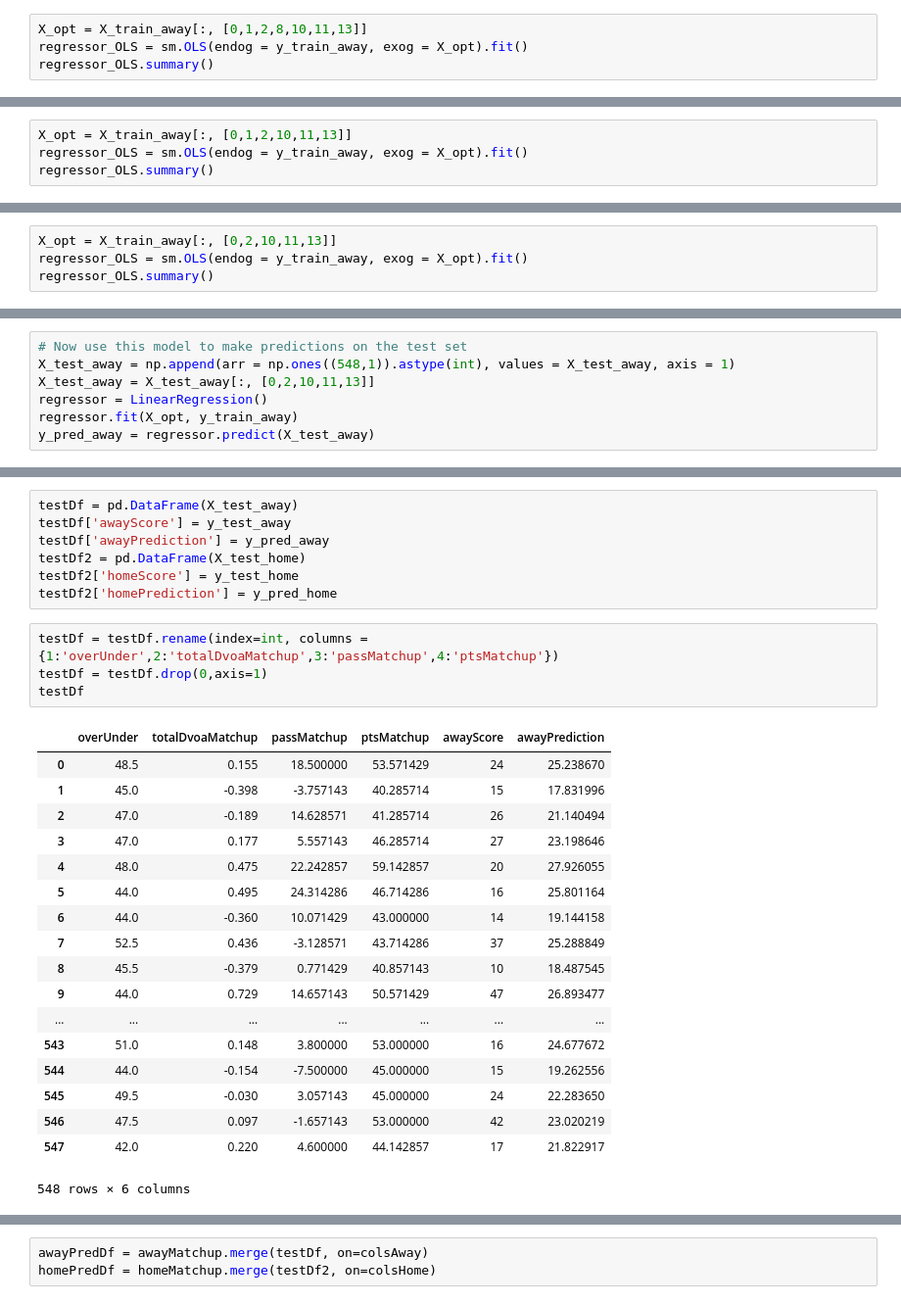
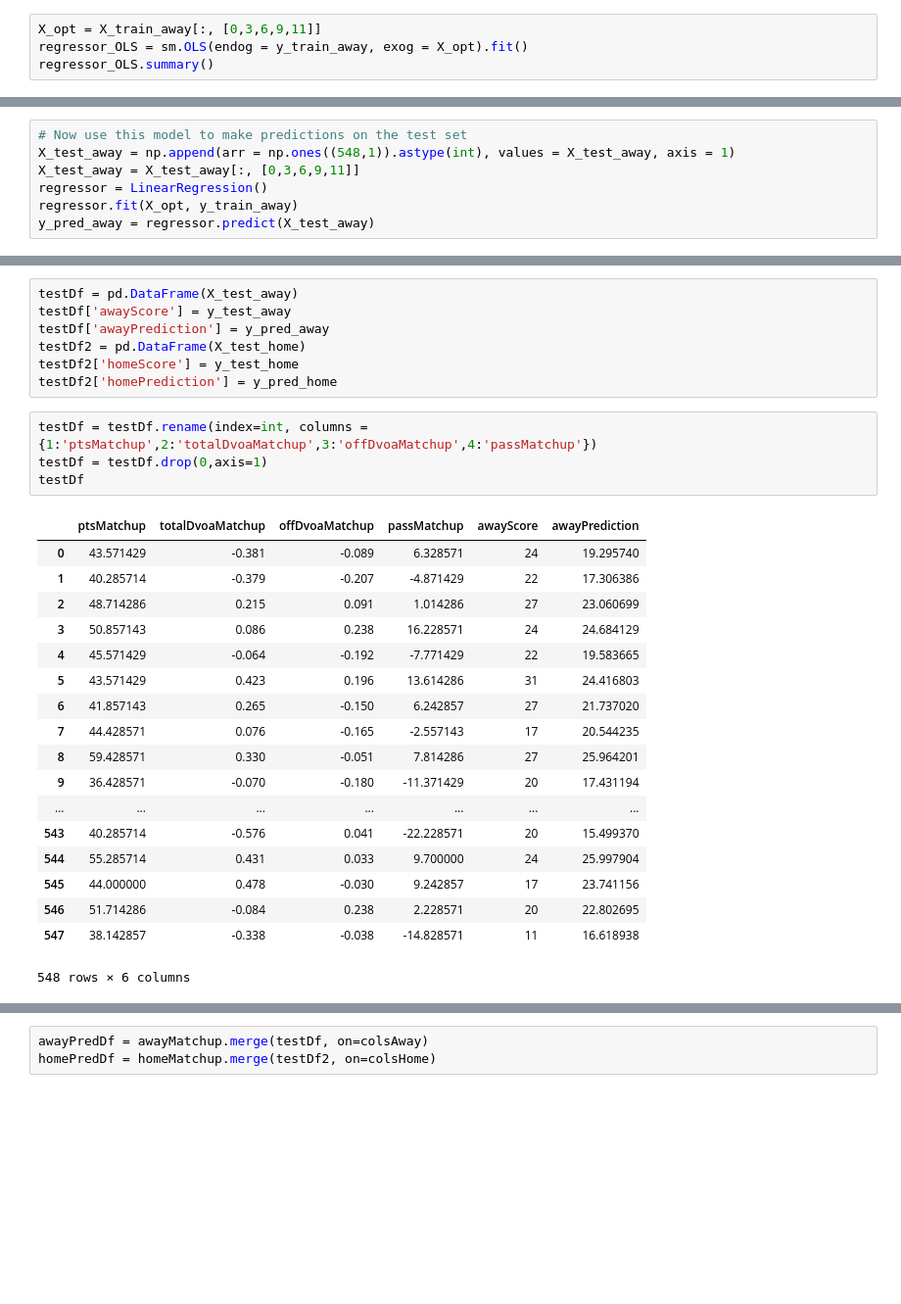
Before and after one commit to mries14/Springboard, a Jupyter notebook: Capstone1/models/newestTotalPredictor.ipynb, the cells around one changed output, grey strips where cells are left out. Shown: that part at 98% size. Saved outputs shown, nothing was run; the diff lists cells and outputs as text; blank space fills up the shorter version.

```diff
--- a/Capstone1/models/newestTotalPredictor.ipynb
+++ b/Capstone1/models/newestTotalPredictor.ipynb
@@ -547,5 +559,5 @@ OLS Regression Results
 # %%
-X_opt = X_train_away[:, [0,1,2,8,10,11,13]]
+X_opt = X_train_away[:, [0,3,6,9,11]]
 regressor_OLS = sm.OLS(endog = y_train_away, exog = X_opt).fit()
 regressor_OLS.summary()
 # %% [output]
@@ -574,4 +583,0 @@ OLS Regression Results
-# %%
-X_opt = X_train_away[:, [0,1,2,10,11,13]]
-regressor_OLS = sm.OLS(endog = y_train_away, exog = X_opt).fit()
-regressor_OLS.summary()
@@ -600,4 +583,0 @@ OLS Regression Results
-# %%
-X_opt = X_train_away[:, [0,2,10,11,13]]
-regressor_OLS = sm.OLS(endog = y_train_away, exog = X_opt).fit()
-regressor_OLS.summary()
@@ -630,7 +589,7 @@ X_test_away.shape
 # %%
 # Now use this model to make predictions on the test set
 X_test_away = np.append(arr = np.ones((548,1)).astype(int), values = X_test_away, axis = 1)
-X_test_away = X_test_away[:, [0,2,10,11,13]]
+X_test_away = X_test_away[:, [0,3,6,9,11]]
 regressor = LinearRegression()
 regressor.fit(X_opt, y_train_away)
 y_pred_away = regressor.predict(X_test_away)
@@ -1061,27 +952,27 @@ testDf2 = pd.DataFrame(X_test_home)
 testDf2['homeScore'] = y_test_home
 testDf2['homePrediction'] = y_pred_home
 # %%
-testDf = testDf.rename(index=int, columns = {1:'overUnder',2:'totalDvoaMatchup',3:'passMatchup',4:'ptsMatchup'})
+testDf = testDf.rename(index=int, columns = {1:'ptsMatchup',2:'totalDvoaMatchup',3:'offDvoaMatchup',4:'passMatchup'})
 testDf = testDf.drop(0,axis=1)
 testDf
 # %% [output]
-|  | overUnder | totalDvoaMatchup | passMatchup | ptsMatchup | awayScore | awayPrediction |
-| 0 | 48.5 | 0.155 | 18.500000 | 53.571429 | 24 | 25.238670 |
-| 1 | 45.0 | -0.398 | -3.757143 | 40.285714 | 15 | 17.831996 |
-| 2 | 47.0 | -0.189 | 14.628571 | 41.285714 | 26 | 21.140494 |
-| 3 | 47.0 | 0.177 | 5.557143 | 46.285714 | 27 | 23.198646 |
-| 4 | 48.0 | 0.475 | 22.242857 | 59.142857 | 20 | 27.926055 |
-| 5 | 44.0 | 0.495 | 24.314286 | 46.714286 | 16 | 25.801164 |
-| 6 | 44.0 | -0.360 | 10.071429 | 43.000000 | 14 | 19.144158 |
-| 7 | 52.5 | 0.436 | -3.128571 | 43.714286 | 37 | 25.288849 |
-| 8 | 45.5 | -0.379 | 0.771429 | 40.857143 | 10 | 18.487545 |
-| 9 | 44.0 | 0.729 | 14.657143 | 50.571429 | 47 | 26.893477 |
+|  | ptsMatchup | totalDvoaMatchup | offDvoaMatchup | passMatchup | awayScore | awayPrediction |
+| 0 | 43.571429 | -0.381 | -0.089 | 6.328571 | 24 | 19.295740 |
+| 1 | 40.285714 | -0.379 | -0.207 | -4.871429 | 22 | 17.306386 |
+| 2 | 48.714286 | 0.215 | 0.091 | 1.014286 | 27 | 23.060699 |
+| 3 | 50.857143 | 0.086 | 0.238 | 16.228571 | 24 | 24.684129 |
+| 4 | 45.571429 | -0.064 | -0.192 | -7.771429 | 22 | 19.583665 |
+| 5 | 43.571429 | 0.423 | 0.196 | 13.614286 | 31 | 24.416803 |
+| 6 | 41.857143 | 0.265 | -0.150 | 6.242857 | 27 | 21.737020 |
+| 7 | 44.428571 | 0.076 | -0.165 | -2.557143 | 17 | 20.544235 |
+| 8 | 59.428571 | 0.330 | -0.051 | 7.814286 | 27 | 25.964201 |
+| 9 | 36.428571 | -0.070 | -0.180 | -11.371429 | 20 | 17.431194 |
 | ... | ... | ... | ... | ... | ... | ... |
-| 543 | 51.0 | 0.148 | 3.800000 | 53.000000 | 16 | 24.677672 |
-| 544 | 44.0 | -0.154 | -7.500000 | 45.000000 | 15 | 19.262556 |
-| 545 | 49.5 | -0.030 | 3.057143 | 45.000000 | 24 | 22.283650 |
-| 546 | 47.5 | 0.097 | -1.657143 | 53.000000 | 42 | 23.020219 |
-| 547 | 42.0 | 0.220 | 4.600000 | 44.142857 | 17 | 21.822917 |
+| 543 | 40.285714 | -0.576 | 0.041 | -22.228571 | 20 | 15.499370 |
+| 544 | 55.285714 | 0.431 | 0.033 | 9.700000 | 24 | 25.997904 |
+| 545 | 44.000000 | 0.478 | -0.030 | 9.242857 | 17 | 23.741156 |
+| 546 | 51.714286 | -0.084 | 0.238 | 2.228571 | 20 | 22.802695 |
+| 547 | 38.142857 | -0.338 | -0.038 | -14.828571 | 11 | 16.618938 |
 548 rows × 6 columns
 # %%
 testDf2.head()
```
Also changed, not shown: parts of 55 cells of this notebook, 7 other files.
